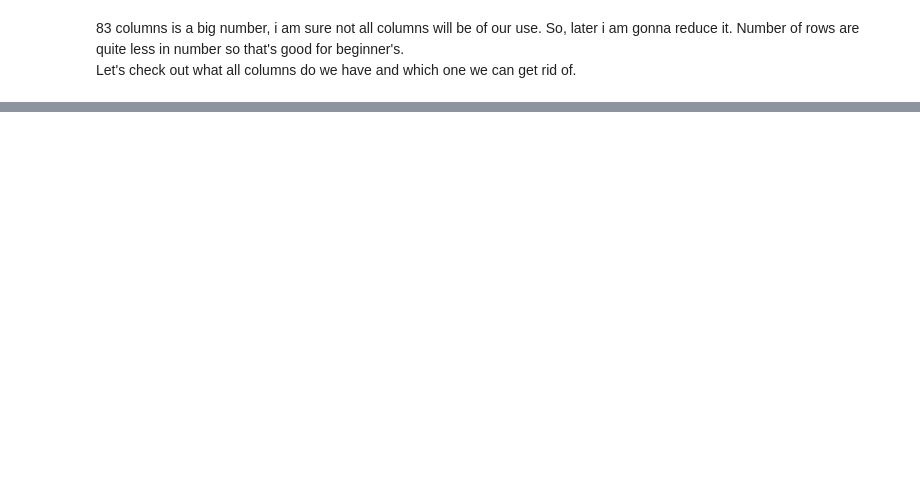
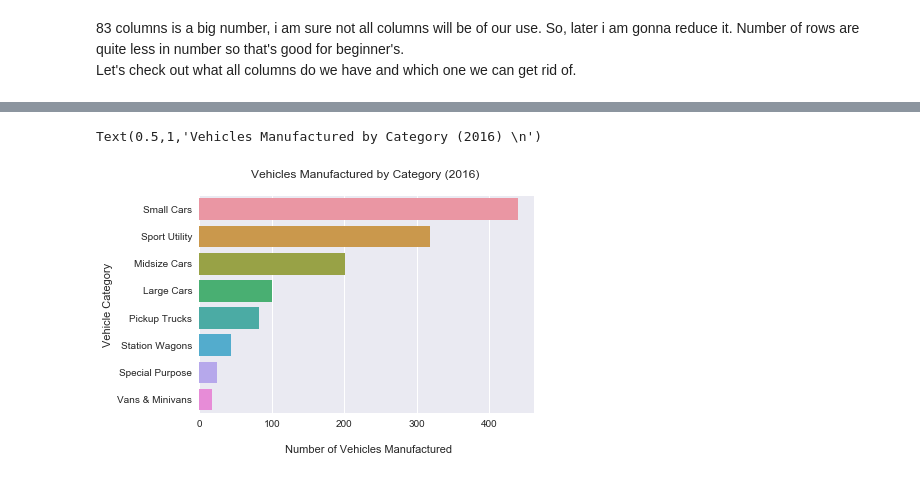
Before and after one commit to akm-2016/Data-Exploration-Framework-Python-, a Jupyter notebook: EDA_Vehicle_Fuel_Economy_Data.ipynb, the cells around one changed output, grey strips where cells are left out. Cells and saved outputs as stored; diff of their text form; code cells hidden in the pictures; blank space fills up the shorter version.

```diff
--- a/EDA_Vehicle_Fuel_Economy_Data.ipynb
+++ b/EDA_Vehicle_Fuel_Economy_Data.ipynb
@@ -161,0 +304,10 @@ vehicles.dropna(subset=cols, inplace=True)
+# %%
+# Now the clusters look good but this 0, 1, 2, 3 doesn't make any sense. Let's give these clusters some sensible names
+cluster_results['Cluster Name'] = ''
+cluster_results['Cluster Name'][cluster_results['Cluster']==3] = 'Midsized Balanced'
+cluster_results['Cluster Name'][cluster_results['Cluster']==0] = 'Large Inefficient'
+cluster_results['Cluster Name'][cluster_results['Cluster']==2] = 'Large Moderately Efficient'
+cluster_results['Cluster Name'][cluster_results['Cluster']==1] = 'Small Very Efficient'
+
+vehicles = vehicles.reset_index().drop('index', axis=1)
+vehicles['Cluster Name'] = cluster_results['Cluster Name']
@@ -161,0 +328,9 @@ vehicles.dropna(subset=cols, inplace=True)
+# %%
+# function to aggregate based on a group_field. This will help in analysing the variables.
+def agg_count(df, group_field):
+    grouped = df.groupby(group_field, as_index=False).size()
+    #grouped.sort_values(ascending = False)
+
+    grouped = pd.DataFrame(grouped).reset_index()
+    grouped.columns = [group_field, 'Count']
+    return grouped.sort_values('Count', ascending = False)
@@ -161,0 +339,5 @@ vehicles.dropna(subset=cols, inplace=True)
+# %%
+# Insight 1 - Get the number of vehicles in each category that were manufactured in 2016
+vehicles_2016 = vehicles[vehicles['Year']==2016]
+category_counts = agg_count(vehicles_2016, 'Vehicle Category')
+category_counts
@@ -161,0 +354,8 @@ vehicles.dropna(subset=cols, inplace=True)
+# %%
+# Visually
+ax = sns.barplot(data=category_counts, x='Count', y='Vehicle Category')
+ax.set(xlabel='\n Number of Vehicles Manufactured')
+sns.plt.title('Vehicles Manufactured by Category (2016) \n')
+# %% [output]
+Text(0.5,1,'Vehicles Manufactured by Category (2016) \n')
+[figure, added]
```
Also changed, not shown: parts of 52 cells of this notebook.
